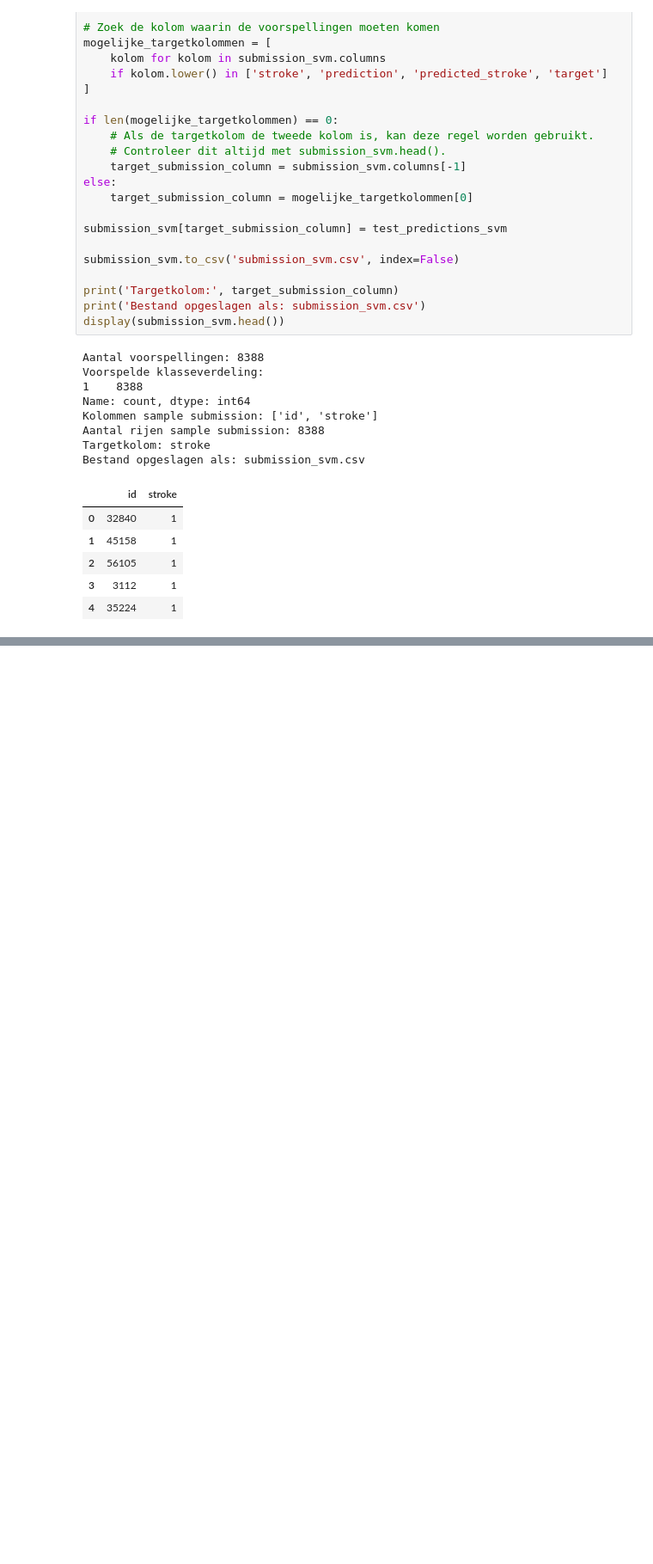
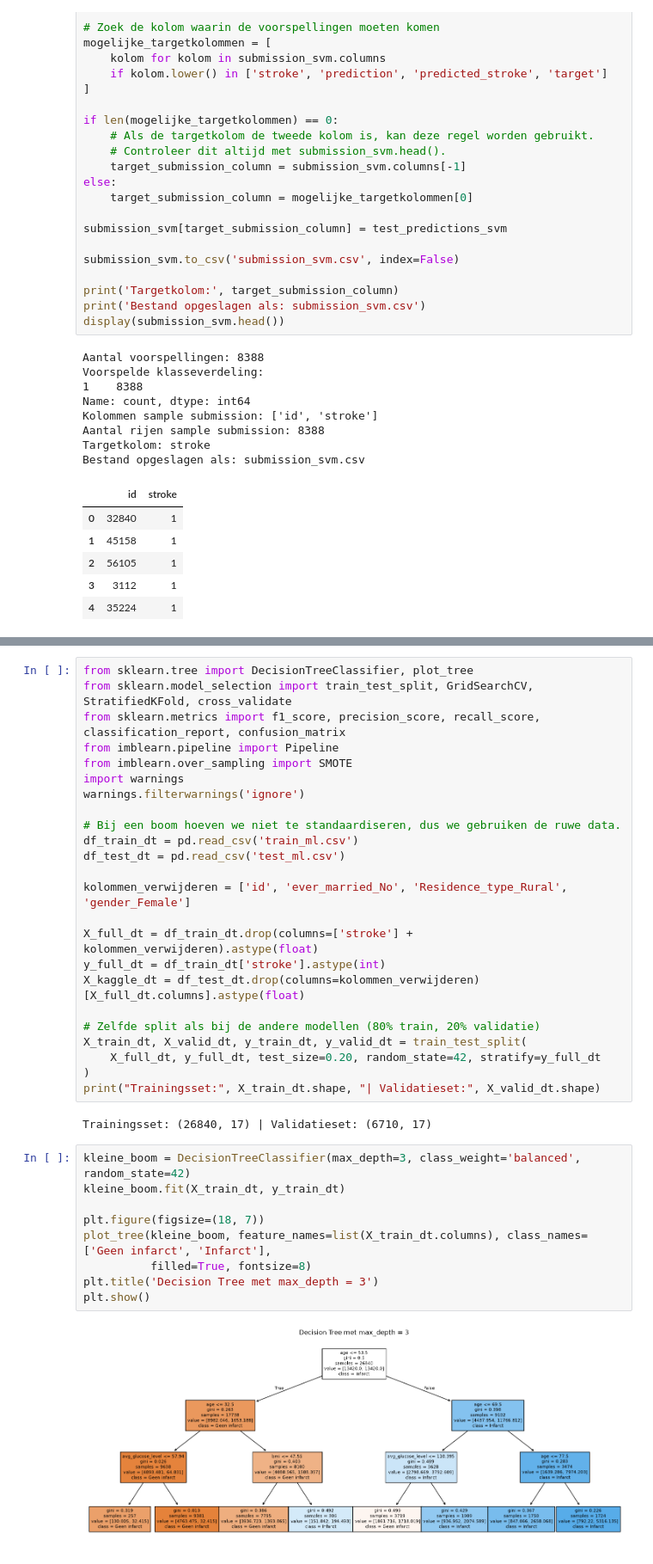
Before and after one commit to ArdaBagci/MachineLearning, a Jupyter notebook: opdracht1.ipynb, the cells around one changed output, grey strips where cells are left out. Shown at 86% size. Saved outputs shown, nothing was run; the diff lists cells and outputs as text; blank space fills up the shorter version.

Commit message:
decision tree toegevoegt (moet nog beetjeaangepast worden)

```diff
--- a/opdracht1.ipynb
+++ b/opdracht1.ipynb
@@ -1271,0 +1355,37 @@ Bestand opgeslagen als: submission_svm.csv
+# %%
+from sklearn.tree import DecisionTreeClassifier, plot_tree
+from sklearn.model_selection import train_test_split, GridSearchCV, StratifiedKFold, cross_validate
+from sklearn.metrics import f1_score, precision_score, recall_score, classification_report, confusion_matrix
+from imblearn.pipeline import Pipeline
+from imblearn.over_sampling import SMOTE
+import warnings
+warnings.filterwarnings('ignore')
+
+# Bij een boom hoeven we niet te standaardiseren, dus we gebruiken de ruwe data.
+df_train_dt = pd.read_csv('train_ml.csv')
+df_test_dt = pd.read_csv('test_ml.csv')
+
+kolommen_verwijderen = ['id', 'ever_married_No', 'Residence_type_Rural', 'gender_Female']
+
+X_full_dt = df_train_dt.drop(columns=['stroke'] + kolommen_verwijderen).astype(float)
+y_full_dt = df_train_dt['stroke'].astype(int)
+X_kaggle_dt = df_test_dt.drop(columns=kolommen_verwijderen)[X_full_dt.columns].astype(float)
+
+# Zelfde split als bij de andere modellen (80% train, 20% validatie)
+X_train_dt, X_valid_dt, y_train_dt, y_valid_dt = train_test_split(
+    X_full_dt, y_full_dt, test_size=0.20, random_state=42, stratify=y_full_dt
+)
+print("Trainingsset:", X_train_dt.shape, "| Validatieset:", X_valid_dt.shape)
+# %% [output]
+Trainingsset: (26840, 17) | Validatieset: (6710, 17)
+# %%
+kleine_boom = DecisionTreeClassifier(max_depth=3, class_weight='balanced', random_state=42)
+kleine_boom.fit(X_train_dt, y_train_dt)
+
+plt.figure(figsize=(18, 7))
+plot_tree(kleine_boom, feature_names=list(X_train_dt.columns), class_names=['Geen infarct', 'Infarct'],
+          filled=True, fontsize=8)
+plt.title('Decision Tree met max_depth = 3')
+plt.show()
+# %% [output]
+[figure, added]
```
Also changed, not shown: parts of 12 cells of this notebook, 1 other file.
